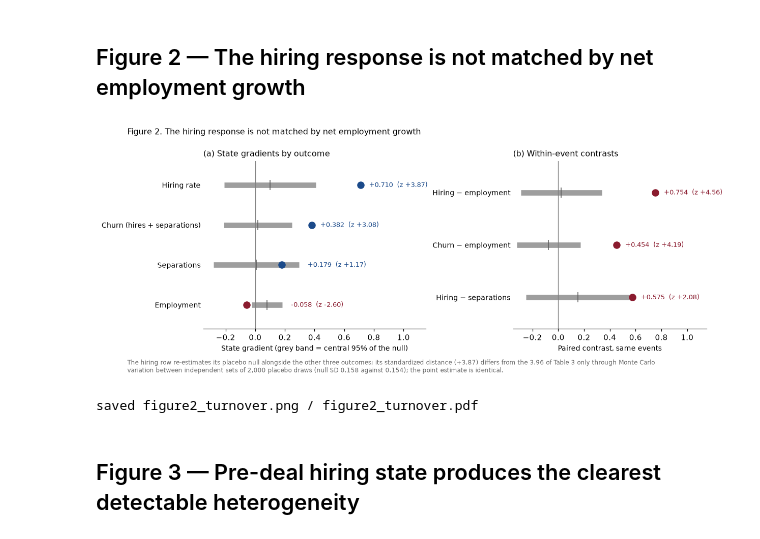
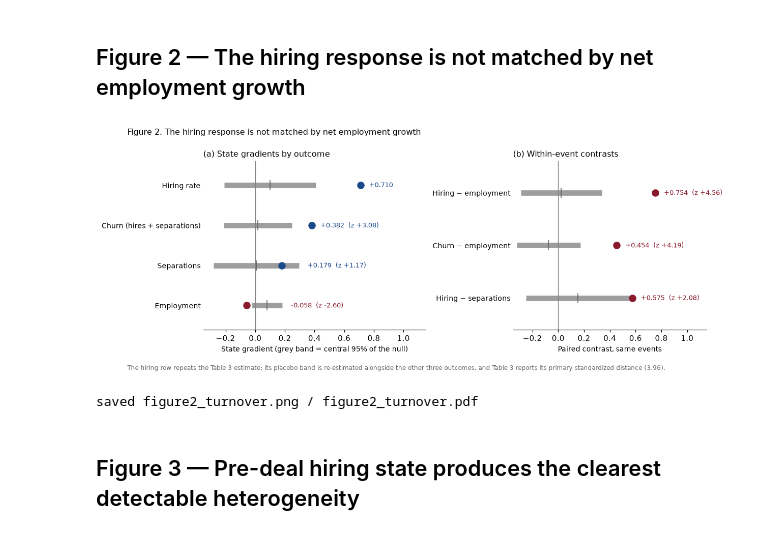
Before and after one commit to Real-K/paper_Private-Equity-and-Employment, a Jupyter notebook: notebooks/02_figures.ipynb, the cells around one changed output. Drawn from its saved outputs; the diff is of its cells as text; code cells hidden in the pictures.

```diff
--- a/notebooks/02_figures.ipynb
+++ b/notebooks/02_figures.ipynb
@@ -121,42 +121,40 @@ for i, (lab, r, flip) in enumerate(ROWS5):
     a0.plot([mu], [y], "|", ms=13, color="0.35", zorder=2)
     a0.plot([obs], [y], "o", ms=8.5, color=col, zorder=4)
     xa = max(obs, mu + 1.96 * sd)          # 점이 귀무 띠 안이면 띠 밖으로 밀어 겹침 방지
-    a0.annotate(f"{obs:+.3f}  (z {r['z']:+.2f})", xy=(xa, y), xytext=(11, 0),
+    a0.annotate(f"{obs:+.3f}" if lab.startswith("Hiring") else f"{obs:+.3f}  (z {r['z']:+.2f})",   # hiring z lives in Table 3
+                xy=(xa, y), xytext=(11, 0),
                 textcoords="offset points", va="center", fontsize=8.4, color=col)
 a0.set_yticks(range(len(ROWS5)))
 a0.set_yticklabels([r[0] for r in ROWS5][::-1], fontsize=9)
 a0.set_xlim(-0.35, 1.15); a0.set_ylim(-0.6, len(ROWS5) - 0.4)
 a0.set_xlabel("State gradient (grey band = central 95% of the null)", fontsize=9)
 a0.set_title("(a) State gradients by outcome", fontsize=10.4, loc="left")
 a0.spines[["top", "right", "left"]].set_visible(False); a0.tick_params(axis="y", length=0)
 a1 = ax[1]
 a1.axvline(0, color="0.5", lw=.9)
 for i, (lab, r) in enumerate(PAIR):
     y = len(PAIR) - 1 - i
     mu, sd, obs = r["null_mean"], r["null_sd"], r["observed"]
     a1.plot([mu - 1.96 * sd, mu + 1.96 * sd], [y, y], color="0.62", lw=7,
             solid_capstyle="butt", zorder=1)
     a1.plot([mu], [y], "|", ms=13, color="0.35", zorder=2)
     a1.plot([obs], [y], "o", ms=8.5, color="#8a1b2e", zorder=4)
     xa = max(obs, mu + 1.96 * sd)
     a1.annotate(f"{obs:+.3f}  (z {r['z']:+.2f})", xy=(xa, y), xytext=(11, 0),
                 textcoords="offset points", va="center", fontsize=8.4, color="#8a1b2e")
 a1.set_yticks(range(len(PAIR)))
 a1.set_yticklabels([r[0] for r in PAIR][::-1], fontsize=9)
 a1.set_xlim(-0.35, 1.15); a1.set_ylim(-0.6, len(PAIR) - 0.4)
 a1.set_xlabel("Paired contrast, same events", fontsize=9)
 a1.set_title("(b) Within-event contrasts", fontsize=10.4, loc="left")
 a1.spines[["top", "right", "left"]].set_visible(False); a1.tick_params(axis="y", length=0)
 fig.suptitle("Figure 2. The hiring response is not matched by net employment growth",
              fontsize=10.2, y=1.03, x=.008, ha="left")
-i60m = J("I60")["estimates"]["specs"]["winsor_5_95"]
-fig.text(.008, -0.09, f"The hiring row re-estimates its placebo null alongside the other three outcomes; its standardized "
-         f"distance ({PBo['hire']['z']:+.2f}) differs from the {i60m['z']:.2f} of Table 3 only through Monte Carlo\n"
-         f"variation between independent sets of 2,000 placebo draws (null SD {PBo['hire']['null_sd']:.3f} against "
-         f"{i60m['null_sd']:.3f}); the point estimate is identical.", fontsize=7.6, color="0.4", ha="left")
+fig.text(.008, -0.075, "The hiring row repeats the Table 3 estimate; its placebo band is re-estimated alongside the other three outcomes, "
+         "and Table 3 reports its primary standardized distance (3.96).", fontsize=7.6, color="0.4", ha="left")
 SAVE(fig, "figure2_turnover"); plt.close(fig); print("saved figure2_turnover.png / figure2_turnover.pdf")
 # %% [output]
-[figure, old version]
+[figure, new version]
 saved figure2_turnover.png / figure2_turnover.pdf
 # %% [markdown]
 ## Figure 3 — Pre-deal hiring state produces the clearest detectable heterogeneity
```
Also changed, not shown: parts of 2 cells of this notebook, 24 other files.
